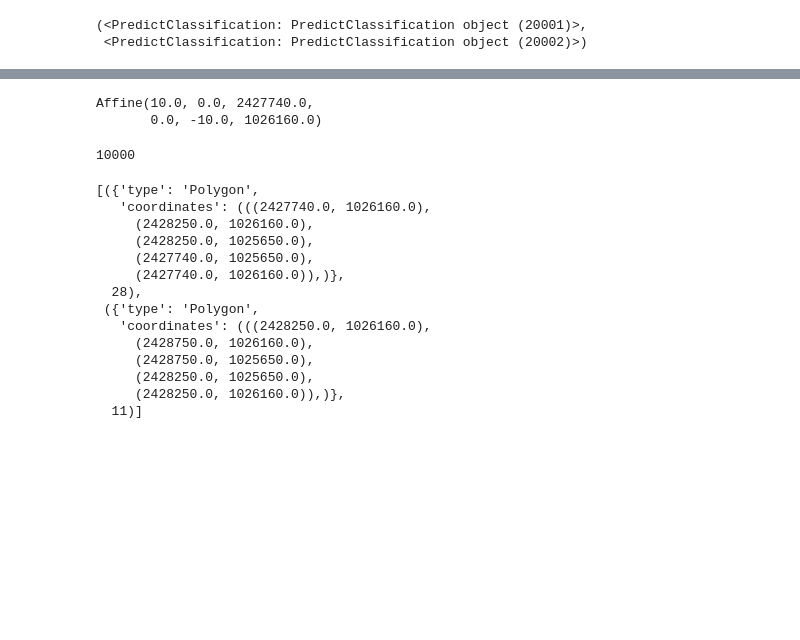
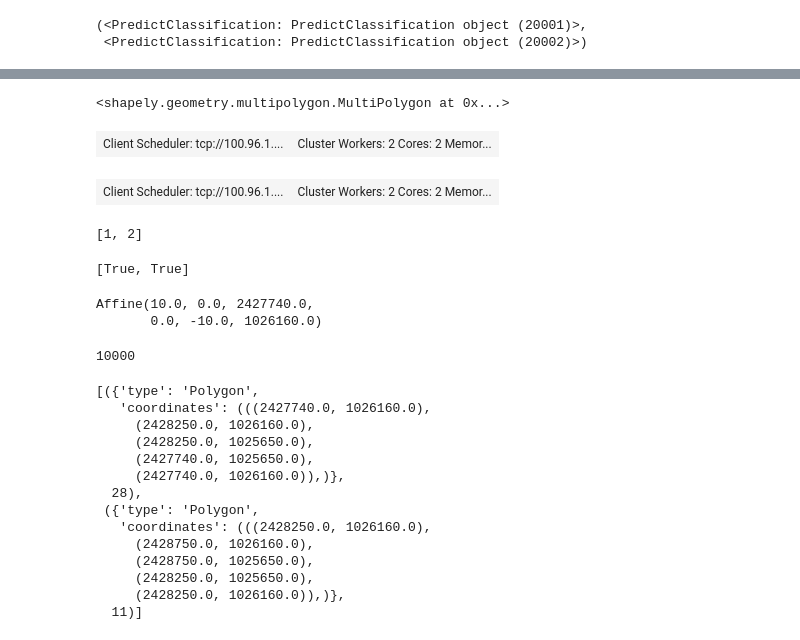
Before and after one commit to CONABIO/antares3-sandbox, a Jupyter notebook: notebooks/db_to_format/db_to_raster.ipynb, the cells around one changed output, grey strips where cells are left out. Drawn from its saved outputs; the diff is of its cells as text; code cells hidden in the pictures; blank space fills up the shorter version.

```diff
--- a/notebooks/db_to_format/db_to_raster.ipynb
+++ b/notebooks/db_to_format/db_to_raster.ipynb
@@ -111,0 +51,4 @@ fc_pred[0][1]
+# %%
+shape_Jalisco
+# %% [output]
+<shapely.geometry.multipolygon.MultiPolygon at 0x...>
@@ -111,0 +94,12 @@ fc_pred[0][1]
+# %%
+scheduler_file= '/shared_volume/scheduler.json'
+# %%
+client = Client(scheduler_file=scheduler_file)
+# %%
+client
+# %% [output]
+| Client Scheduler: tcp://100.96.1.... | Cluster Workers: 2 Cores: 2 Memor... |
+# %%
+client.restart()
+# %% [output]
+| Client Scheduler: tcp://100.96.1.... | Cluster Workers: 2 Cores: 2 Memor... |
@@ -111,0 +108,4 @@ fc_pred[0][1]
+# %%
+list_ids
+# %% [output]
+[1, 2]
@@ -112,3 +119,7 @@ fc_pred[0][1]
+# %%
+result
+# %% [output]
+[True, True]
 # %%
 bbox = seg[0].the_geom
 # %%
```
Also changed, not shown: parts of 28 cells of this notebook.
